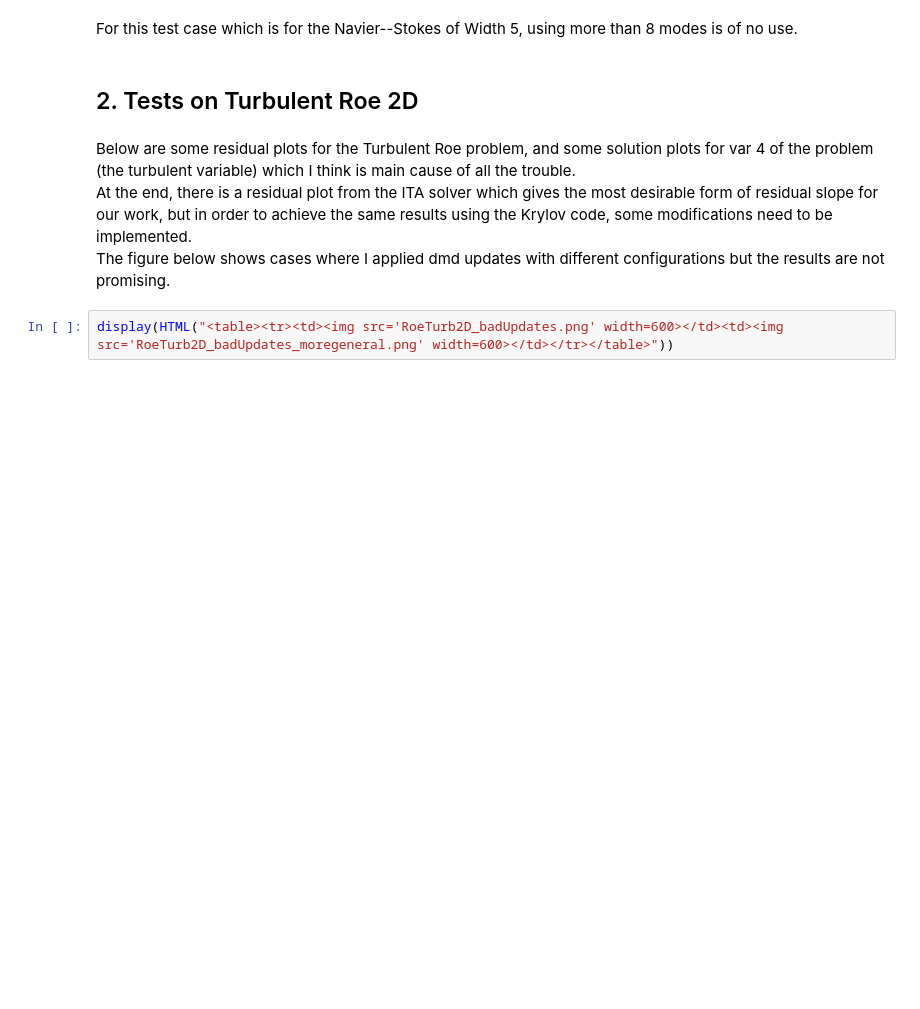
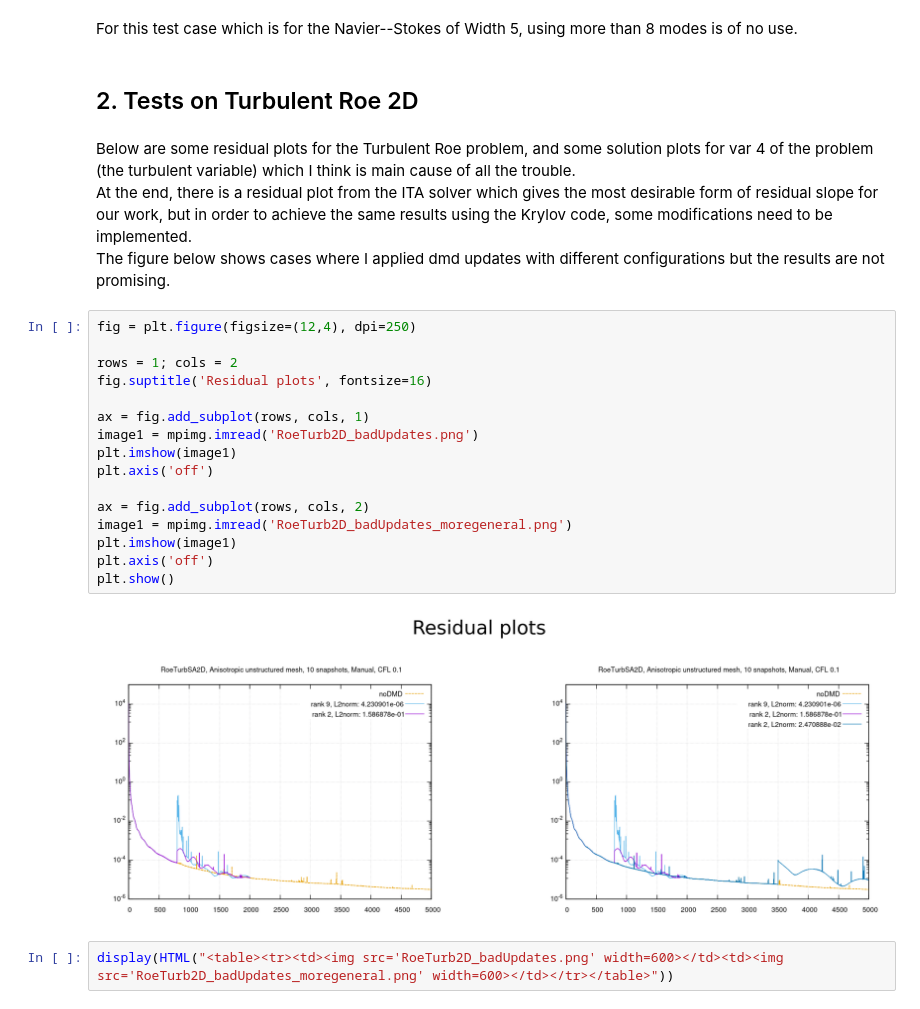
Before and after one commit to Delaunay-I/ANSLab-reports, a Jupyter notebook: 2022/11 - November/2022_11_02/02-Nov-2022.ipynb, the cells around one changed output. Saved outputs shown, nothing was run; the diff lists cells and outputs as text; blank space fills up the shorter version.

```diff
--- a/2022/11 - November/2022_11_02/02-Nov-2022.ipynb
+++ b/2022/11 - November/2022_11_02/02-Nov-2022.ipynb
@@ -83,6 +83,24 @@ For this test case which is for the Navier--Stokes of Width 5, using more than 8
 Below are some residual plots for the Turbulent Roe problem, and some solution plots for var 4 of the problem (the turbulent variable) which I think is main cause of all the trouble.<br>
 At the end, there is a residual plot from the ITA solver which gives the most desirable form of residual slope for our work, but in order to achieve the same results using the Krylov code, some modifications need to be implemented.<br>
 The figure below shows cases where I applied dmd updates with different configurations but the results are not promising.
+# %%
+fig = plt.figure(figsize=(12,4), dpi=250)
+
+rows = 1; cols = 2
+fig.suptitle('Residual plots', fontsize=16)
+
+ax = fig.add_subplot(rows, cols, 1)
+image1 = mpimg.imread('RoeTurb2D_badUpdates.png')
+plt.imshow(image1)
+plt.axis('off')
+
+ax = fig.add_subplot(rows, cols, 2)
+image1 = mpimg.imread('RoeTurb2D_badUpdates_moregeneral.png')
+plt.imshow(image1)
+plt.axis('off')
+plt.show()
+# %% [output]
+[figure, added]
 # %%
 display(HTML("<table><tr><td><img src='RoeTurb2D_badUpdates.png' width=600></td><td><img src='RoeTurb2D_badUpdates_moregeneral.png' width=600></td></tr></table>"))
 # %% [output]
```
